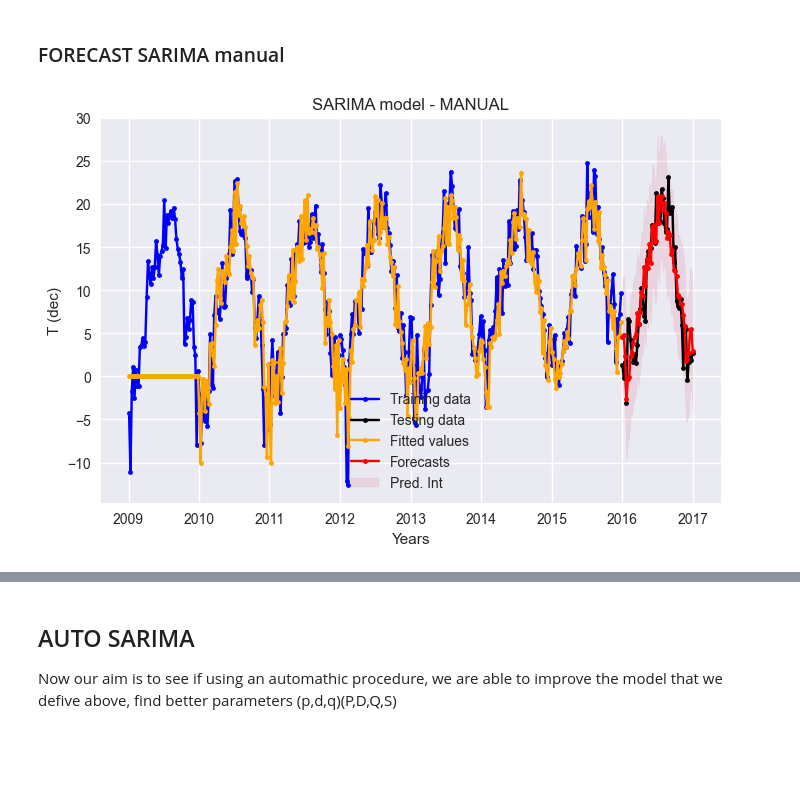
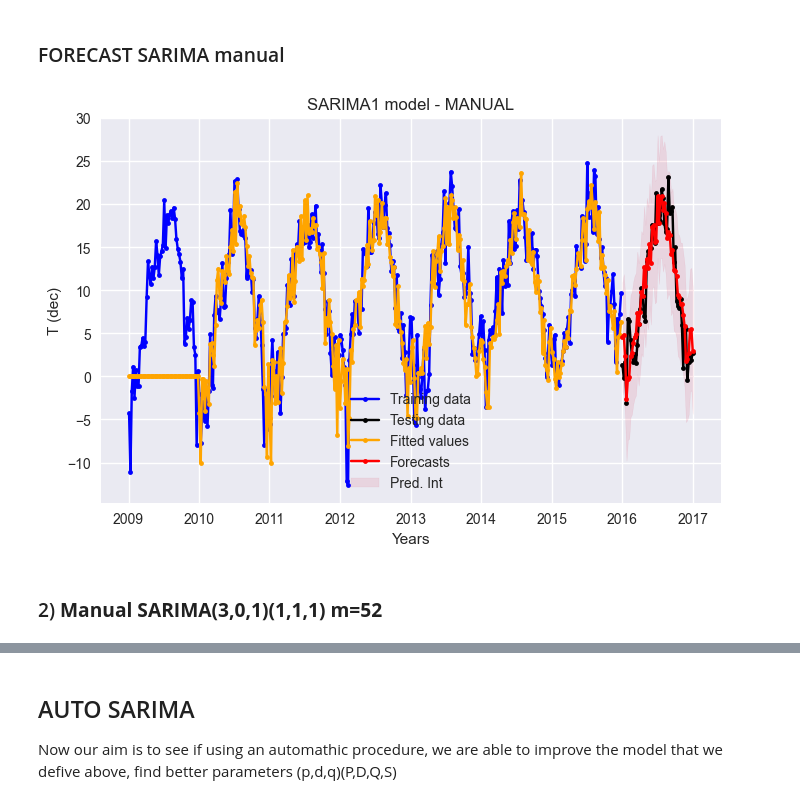
Before and after one commit to alelovo/StatisticalModels_project, a Jupyter notebook: SARIMA_family_models.ipynb, the cells around one changed output, grey strips where cells are left out. Cells and saved outputs as stored; diff of their text form; code cells hidden in the pictures; blank space fills up the shorter version.

Commit message:
add manualSARIMA2 + comments

```diff
--- a/SARIMA_family_models.ipynb
+++ b/SARIMA_family_models.ipynb
@@ -168,16 +181,16 @@ SARIMA_forecast = SARIMA_model_manual_pred_df['mean']
 # %%
 # PLOT
 plt.figure(figsize=(8,5))
 plt.plot((train_t), color='blue',marker = '.',label='Training data')
 plt.plot(test_t, color='black', marker = '.',label='Testing data')
 plt.plot((SARIMA_model_manual.fittedvalues),color='orange', marker = '.', label='Fitted values')
 plt.plot(SARIMA_forecast, color='red', marker = '.', label='Forecasts')
 plt.fill_between(SARIMA_model_manual_pred_df.index, SARIMA_model_manual_pred_df['mean_ci_lower'], SARIMA_model_manual_pred_df['mean_ci_upper'], alpha=.1, color='crimson', label='Pred. Int')
 plt.xlabel('Years')
 plt.ylabel('T (dec)')
-plt.title('SARIMA model - MANUAL')
+plt.title('SARIMA1 model - MANUAL')
 plt.legend()
 plt.show()
 # %% [output]
-[figure, old version]
+[figure, new version]
 # %%
@@ -184,0 +198,2 @@ accuracy_SARIMA_df = pd.concat([accuracy_SARIMA_df, pd.DataFrame({'Model':'MANUA
+# %% [markdown]
+### 2) **Manual SARIMA(3,0,1)(1,1,1) m=52**
```
Also changed, not shown: parts of 20 cells of this notebook, 5 other files.
